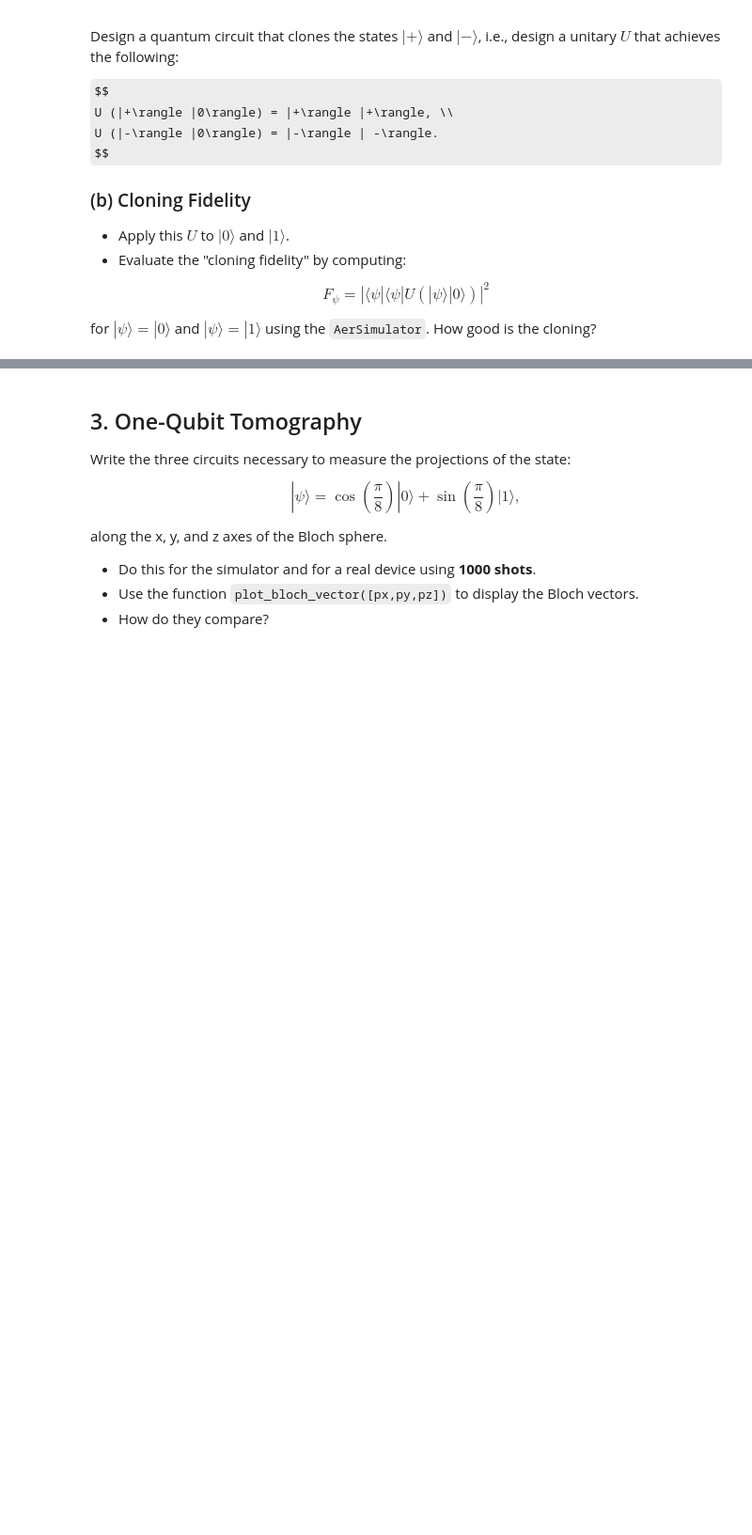
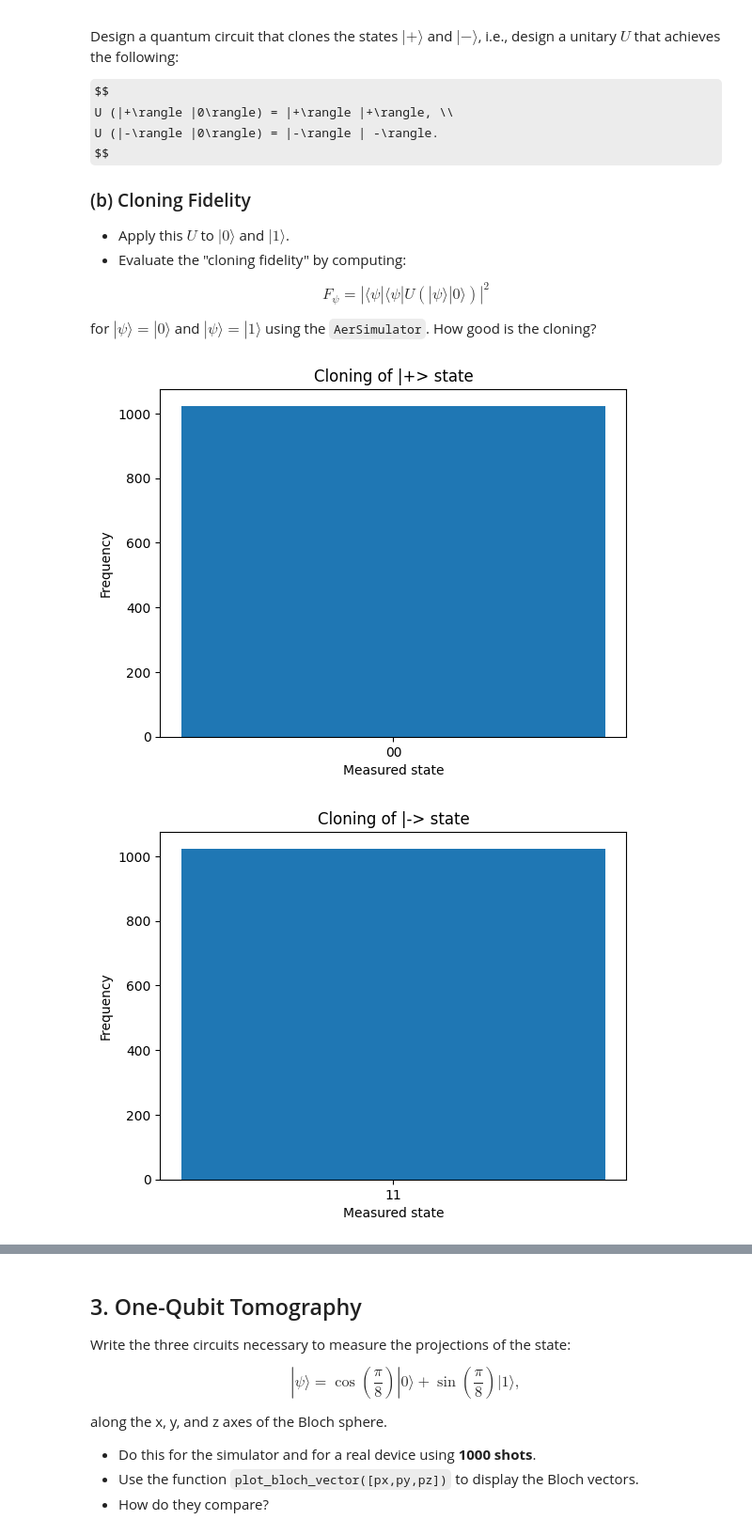
Before and after one commit to isaac-preyser/PHYS223, a Jupyter notebook: assignments/a5/a5.ipynb, the cells around one changed output, grey strips where cells are left out. Shown at 94% size. Cells and saved outputs as stored; diff of their text form; code cells hidden in the pictures; some formulas as TeX source; blank space fills up the shorter version.

```diff
--- a/assignments/a5/a5.ipynb
+++ b/assignments/a5/a5.ipynb
@@ -211,3 +230,73 @@ F_{\psi} = |\langle\psi| \langle\psi| U (|\psi\rangle |0\rangle)|^2
 $$
 
 for $|\psi\rangle = |0\rangle$ and $|\psi\rangle = |1\rangle$ using the `AerSimulator`. How good is the cloning?
+# %%
+# 2a. Design (and implement) a quantum circuit that clones the state of a qubit in the Hadamard basis.
+
+import matplotlib
+import matplotlib.pyplot
+%matplotlib inline
+
+hadamardClone = QuantumCircuit(2, 0)
+
+# qubit 1 is the qubit to be cloned, qubit 0 is the blank qubit
+hadamardClone.h(1) # take qubit 1 to the computational basis
+hadamardClone.cx(1, 0) # if qubit 1 is in the state |1>, qubit 0 will be in the state |1>, (essentially copying the state)
+
+hadamardClone.h(1) # take qubit 1 back to the Hadamard basis
+hadamardClone.h(0) # take qubit 0 back to the Hadamard basis
+
+hadamardClone.barrier(range(2))
+
+# apply Hadamards to both gates to get deterministic results
+hadamardClone.h(0)
+hadamardClone.h(1)
+
+hadamardClone.measure_all()
+
+# Draw the designed Unitary
+# hadamardClone.draw(reverse_bits=True, output='latex')
+
+# Run the simulation for states |+>|0> and |->|0>
+simulator = AerSimulator()
+
+# Prepare states |+>|0> and |->|0>
+
+prepare_plus = QuantumCircuit(2, 0)
+prepare_plus.h(1) # |0>|0> -> |+>|0>
+prepare_plus.barrier(range(2))
+
+prepare_minus = QuantumCircuit(2, 0)
+prepare_minus.x(1) # |0>|0> -> |1>|0>
+prepare_minus.h(1) # |1>|0> -> |->|0>
+prepare_minus.barrier(range(2))
+
+# Run 1. (State |+>|0>)
+hadamardClone_plus = QuantumCircuit.compose(prepare_plus, hadamardClone, range(2), range(2))
+hadamardClone_plus.draw(reverse_bits=True, output='latex')
+result_plus = simulator.run(hadamardClone_plus).result()
+
+# Plot the results, showing the deterministic state of the cloned qubit (expecting |00> to correspond with cloned |++>).
+counts_plus = result_plus.get_counts()
+matplotlib.pyplot.bar(counts_plus.keys(), counts_plus.values())
+matplotlib.pyplot.xlabel('Measured state')
+matplotlib.pyplot.ylabel('Frequency')
+matplotlib.pyplot.title('Cloning of |+> state')
+matplotlib.pyplot.show()
+
+
+# Run 2. (State |->|0>)
+hadamardClone_minus = QuantumCircuit.compose(prepare_minus, hadamardClone, range(2), range(2))
+hadamardClone_minus.draw(reverse_bits=True, output='latex')
+result_minus = simulator.run(hadamardClone_minus).result()
+
+# Plot the results, showing the deterministic state of the cloned qubit (expecting |11> to correspond with cloned |-->).
+counts_minus = result_minus.get_counts()
+matplotlib.pyplot.bar(counts_minus.keys(), counts_minus.values())
+matplotlib.pyplot.xlabel('Measured state')
+matplotlib.pyplot.ylabel('Frequency')
+matplotlib.pyplot.title('Cloning of |-> state')
+matplotlib.pyplot.show()
+# %% [output]
+[figure, added]
+[figure, added]
```
Also changed, not shown: parts of 7 cells of this notebook.
